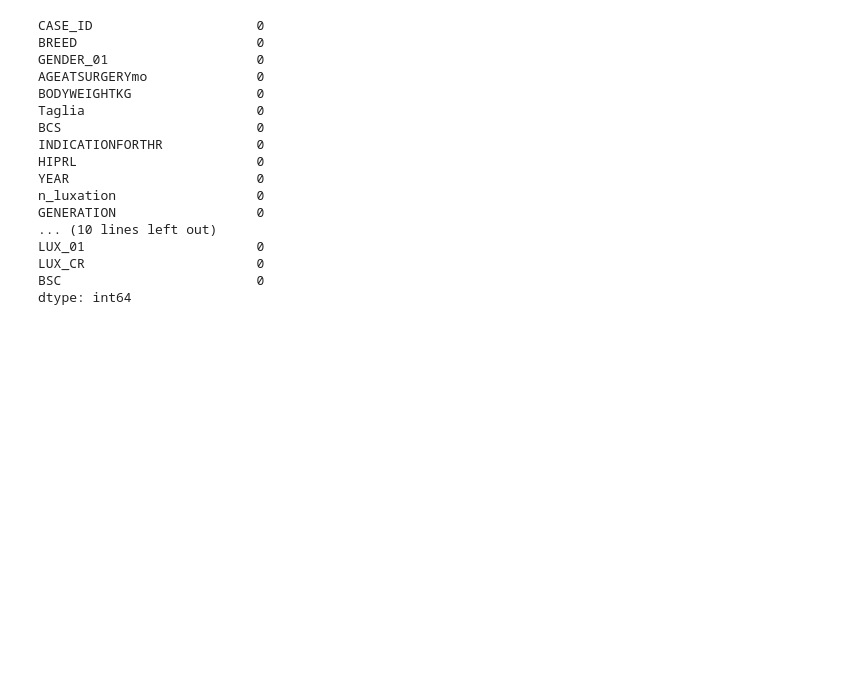
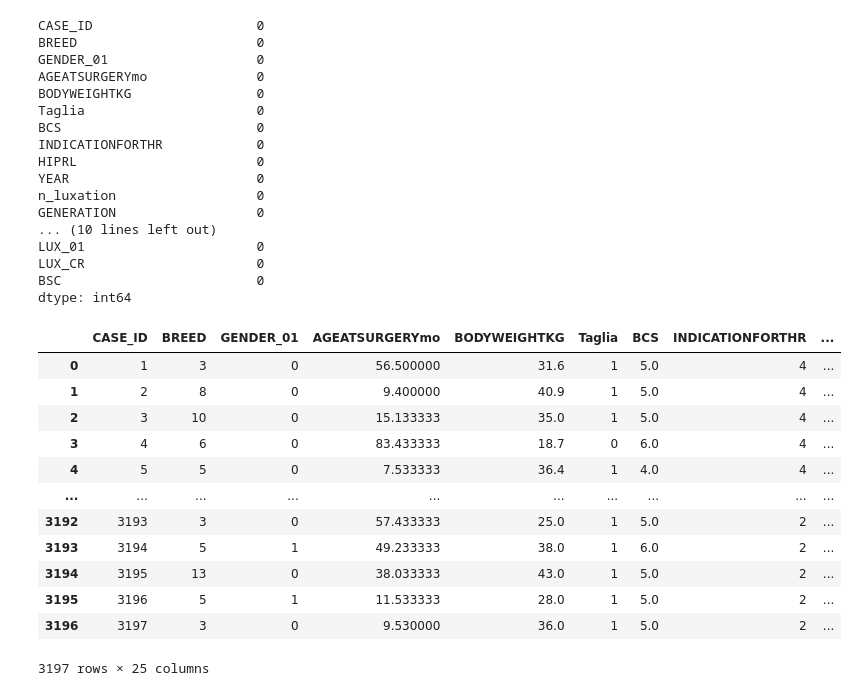
Before and after one commit to MatteoBisotti/Tirocinio, a Jupyter notebook: tirocinio/Imputation/Imputation_dataset_nr_una.ipynb, the cells around one changed output. Saved outputs shown, nothing was run; the diff lists cells and outputs as text; code cells hidden in the pictures; blank space fills up the shorter version.

```diff
--- a/tirocinio/Imputation/Imputation_dataset_nr_una.ipynb
+++ b/tirocinio/Imputation/Imputation_dataset_nr_una.ipynb
@@ -112,3 +112,19 @@ LUX_01                      0
 LUX_CR                      0
 BSC                         0
 dtype: int64
+# %%
+dataset
+# %% [output]
+|  | CASE_ID | BREED | GENDER_01 | AGEATSURGERYmo | BODYWEIGHTKG | Taglia | BCS | INDICATIONFORTHR | ... |
+| 0 | 1 | 3 | 0 | 56.500000 | 31.6 | 1 | 5.0 | 4 | ... |
+| 1 | 2 | 8 | 0 | 9.400000 | 40.9 | 1 | 5.0 | 4 | ... |
+| 2 | 3 | 10 | 0 | 15.133333 | 35.0 | 1 | 5.0 | 4 | ... |
+| 3 | 4 | 6 | 0 | 83.433333 | 18.7 | 0 | 6.0 | 4 | ... |
+| 4 | 5 | 5 | 0 | 7.533333 | 36.4 | 1 | 4.0 | 4 | ... |
+| ... | ... | ... | ... | ... | ... | ... | ... | ... | ... |
+| 3192 | 3193 | 3 | 0 | 57.433333 | 25.0 | 1 | 5.0 | 2 | ... |
+| 3193 | 3194 | 5 | 1 | 49.233333 | 38.0 | 1 | 6.0 | 2 | ... |
+| 3194 | 3195 | 13 | 0 | 38.033333 | 43.0 | 1 | 5.0 | 2 | ... |
+| 3195 | 3196 | 5 | 1 | 11.533333 | 28.0 | 1 | 5.0 | 2 | ... |
+| 3196 | 3197 | 3 | 0 | 9.530000 | 36.0 | 1 | 5.0 | 2 | ... |
+3197 rows × 25 columns
```
Also changed, not shown: parts of 23 cells of this notebook, 1 other file.
